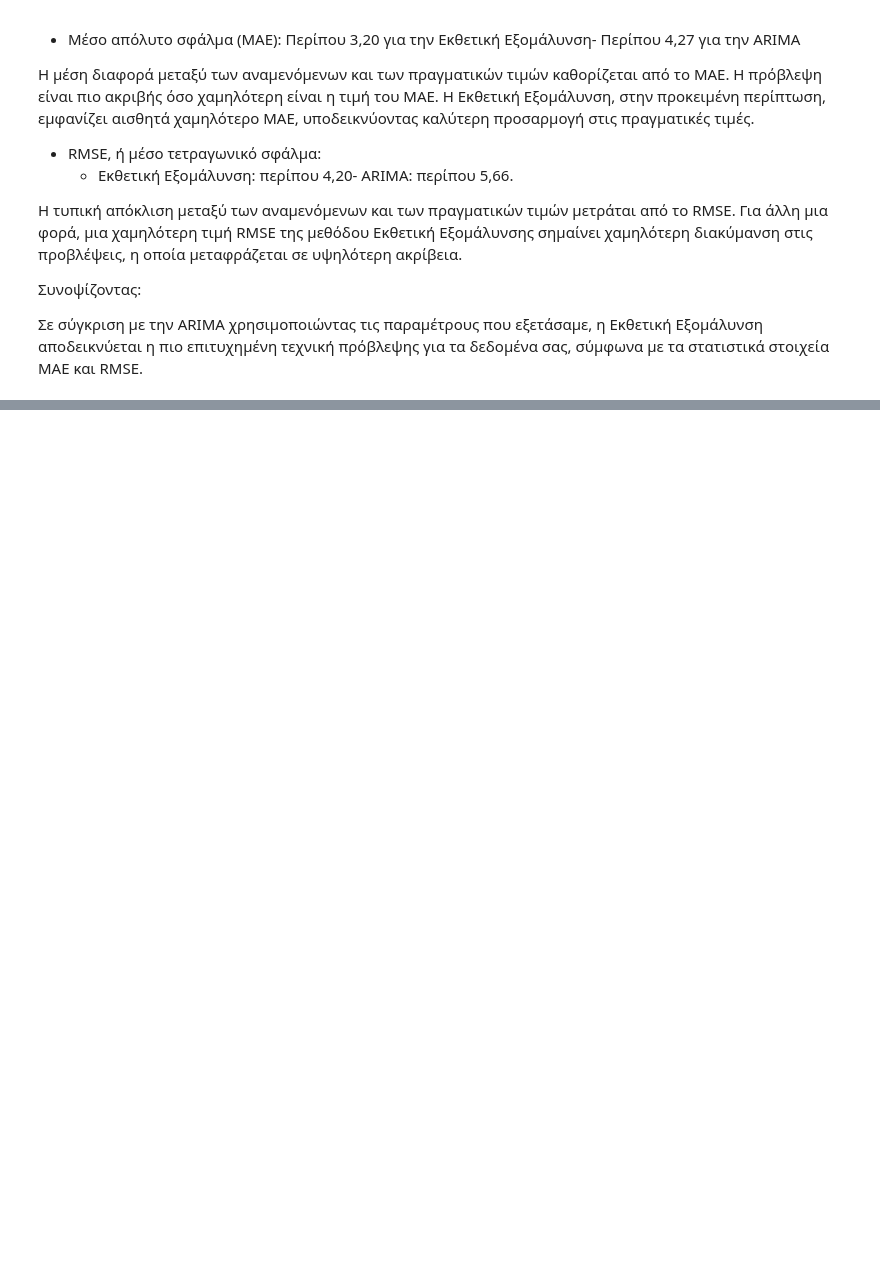
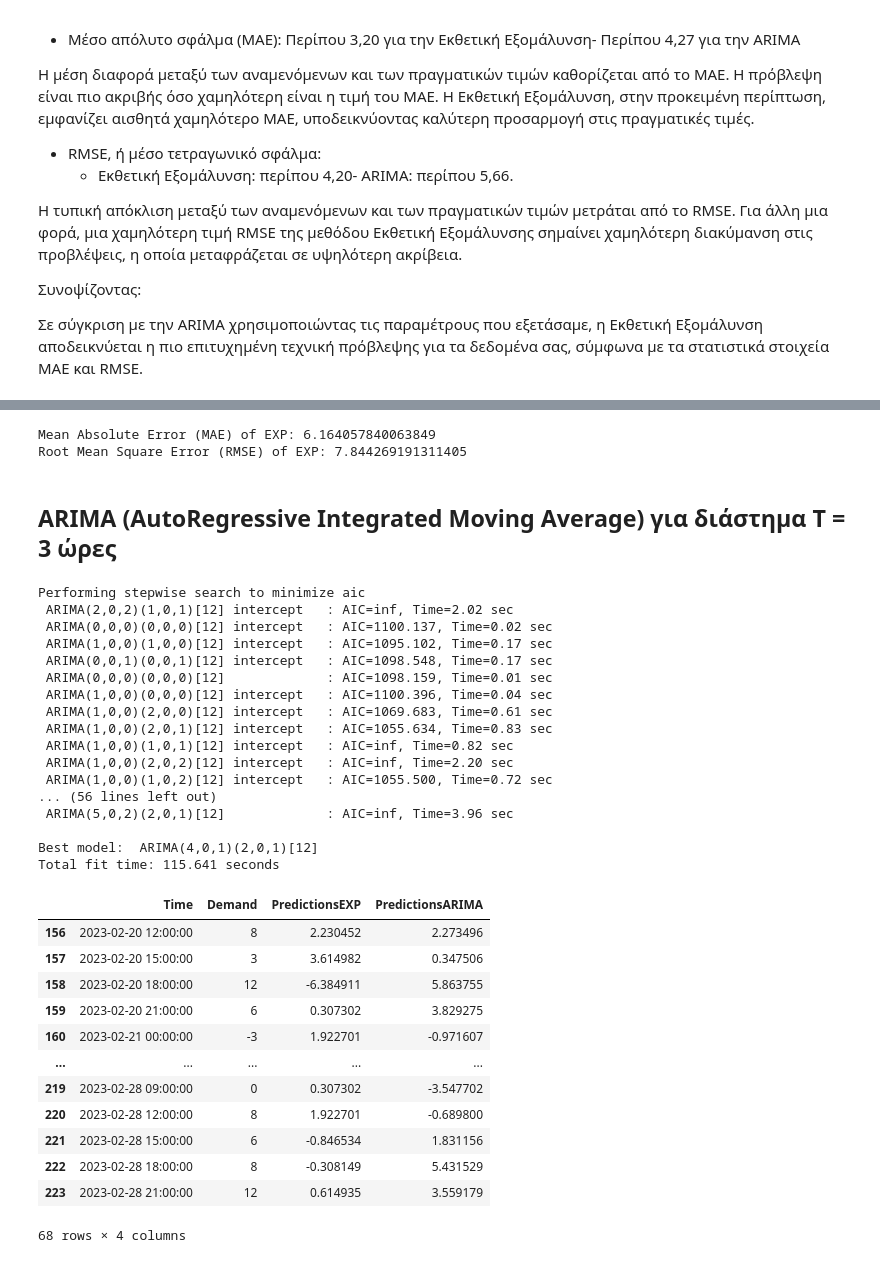
Before and after one commit to Th4nosMyl/Bike-Station-Time-Series-Analysis, a Jupyter notebook: src/BikeStationTimeSeriesAnalysis.ipynb, the cells around one changed output, grey strips where cells are left out. Drawn from its saved outputs; the diff is of its cells as text; code cells hidden in the pictures; blank space fills up the shorter version.

```diff
--- a/src/BikeStationTimeSeriesAnalysis.ipynb
+++ b/src/BikeStationTimeSeriesAnalysis.ipynb
@@ -307,0 +537,18 @@ Root Mean Square Error (RMSE) of ARIMA: 5.662298077734
+# %%
+# Δημιουργία αντιγράφου του test set για να αποφύγουμε το SettingWithCopyWarning
+testDataCopy3H = testData3H.copy()
+
+# Εκπαίδευση του μοντέλου
+modelExp3H = ExponentialSmoothing(trainData3H['Demand'], seasonal='add', seasonal_periods=12).fit()
+
+# Πρόβλεψη με το μοντέλο
+predExp3H = modelExp3H.forecast(len(testDataCopy3H))
+
+# Oρισμός των προβλέψεων στο test set χρησιμοποιώντας .loc
+testDataCopy3H.loc[:, 'PredictionsEXP'] = predExp3H.values
+
+# Ανάθεση των προβλέψεων στο αντίγραφο του test set
+expPredictions3H = testDataCopy3H.copy()
+
+# Εκτύπωση των προβλέψεων
+expPredictions3H
@@ -307,0 +569,61 @@ Root Mean Square Error (RMSE) of ARIMA: 5.662298077734
+# %%
+# Υπολογισμός των μετρικών MAE και RMSE
+maeEXP3H = mean_absolute_error(expPredictions3H['Demand'], expPredictions3H['PredictionsEXP'])
+rmseEXP3H = np.sqrt(mean_squared_error(expPredictions3H['Demand'], expPredictions3H['PredictionsEXP']))
+
+print(f'Mean Absolute Error (MAE) of EXP: {maeEXP3H}')
+print(f'Root Mean Square Error (RMSE) of EXP: {rmseEXP3H}')
+# %% [output]
+Mean Absolute Error (MAE) of EXP: 6.164057840063849
+Root Mean Square Error (RMSE) of EXP: 7.844269191311405
+# %% [markdown]
+## ARIMA (AutoRegressive Integrated Moving Average) για διάστημα **T = 3 ώρες**
+# %%
+# Αυτόματη εύρεση βέλτιστων παραμέτρων ARIMA
+modelARIMA3H = auto_arima(trainData3H['Demand'], seasonal=True, trace=True, m=12)
+
+# Εκπαίδευση του μοντέλου ARIMA με τις βέλτιστες παραμέτρους
+modelARIMA3H.fit(trainData3H['Demand'])
+
+# Πρόβλεψη για το test set
+predARIMA3H = modelARIMA3H.predict(len(testDataCopy3H))
+
+# Προσθήκη των προβλέψεων στο test set
+testDataCopy3H['PredictionsARIMA'] = predARIMA3H
+
+# Ανάθεση των προβλέψεων στο αντίγραφο του test set
+arimaPredictions3H = testDataCopy3H.copy()
+
+# Εκτύπωση των προβλέψεων
+arimaPredictions3H
+# %% [output]
+Performing stepwise search to minimize aic
+ ARIMA(2,0,2)(1,0,1)[12] intercept   : AIC=inf, Time=2.02 sec
+ ARIMA(0,0,0)(0,0,0)[12] intercept   : AIC=1100.137, Time=0.02 sec
+ ARIMA(1,0,0)(1,0,0)[12] intercept   : AIC=1095.102, Time=0.17 sec
+ ARIMA(0,0,1)(0,0,1)[12] intercept   : AIC=1098.548, Time=0.17 sec
+ ARIMA(0,0,0)(0,0,0)[12]             : AIC=1098.159, Time=0.01 sec
+ ARIMA(1,0,0)(0,0,0)[12] intercept   : AIC=1100.396, Time=0.04 sec
+ ARIMA(1,0,0)(2,0,0)[12] intercept   : AIC=1069.683, Time=0.61 sec
+ ARIMA(1,0,0)(2,0,1)[12] intercept   : AIC=1055.634, Time=0.83 sec
+ ARIMA(1,0,0)(1,0,1)[12] intercept   : AIC=inf, Time=0.82 sec
+ ARIMA(1,0,0)(2,0,2)[12] intercept   : AIC=inf, Time=2.20 sec
+ ARIMA(1,0,0)(1,0,2)[12] intercept   : AIC=1055.500, Time=0.72 sec
+... (56 lines left out)
+ ARIMA(5,0,2)(2,0,1)[12]             : AIC=inf, Time=3.96 sec
+
+Best model:  ARIMA(4,0,1)(2,0,1)[12]
+Total fit time: 115.641 seconds
+|  | Time | Demand | PredictionsEXP | PredictionsARIMA |
+| 156 | 2023-02-20 12:00:00 | 8 | 2.230452 | 2.273496 |
+| 157 | 2023-02-20 15:00:00 | 3 | 3.614982 | 0.347506 |
+| 158 | 2023-02-20 18:00:00 | 12 | -6.384911 | 5.863755 |
+| 159 | 2023-02-20 21:00:00 | 6 | 0.307302 | 3.829275 |
+| 160 | 2023-02-21 00:00:00 | -3 | 1.922701 | -0.971607 |
+| ... | ... | ... | ... | ... |
+| 219 | 2023-02-28 09:00:00 | 0 | 0.307302 | -3.547702 |
+| 220 | 2023-02-28 12:00:00 | 8 | 1.922701 | -0.689800 |
+| 221 | 2023-02-28 15:00:00 | 6 | -0.846534 | 1.831156 |
+| 222 | 2023-02-28 18:00:00 | 8 | -0.308149 | 5.431529 |
+| 223 | 2023-02-28 21:00:00 | 12 | 0.614935 | 3.559179 |
+68 rows × 4 columns
```
Also changed, not shown: parts of 28 cells of this notebook.
